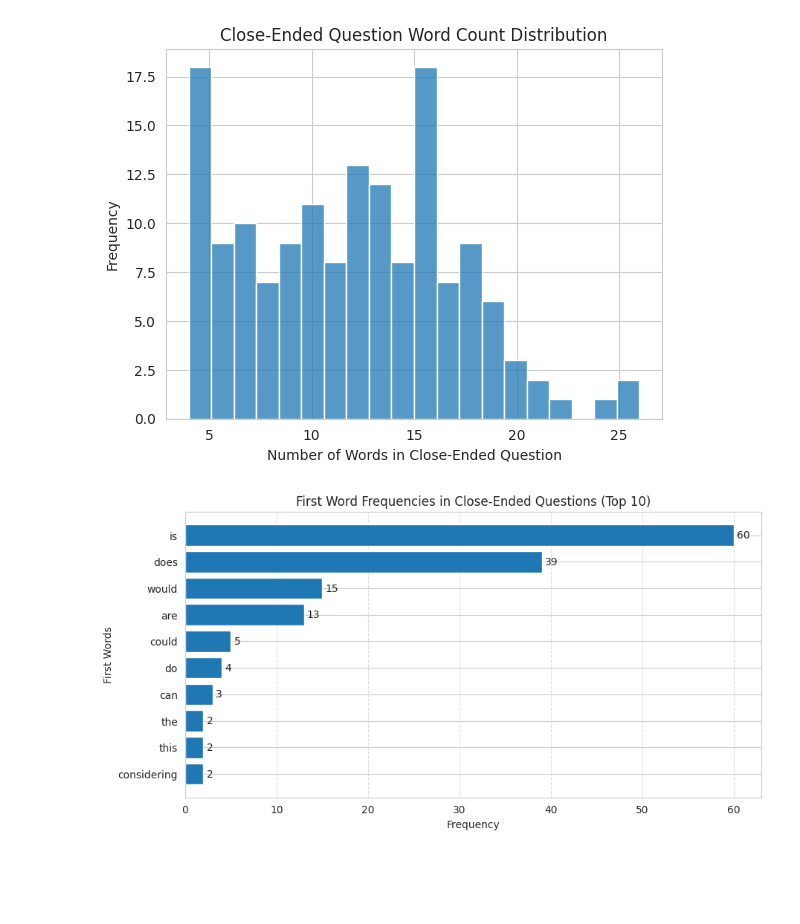
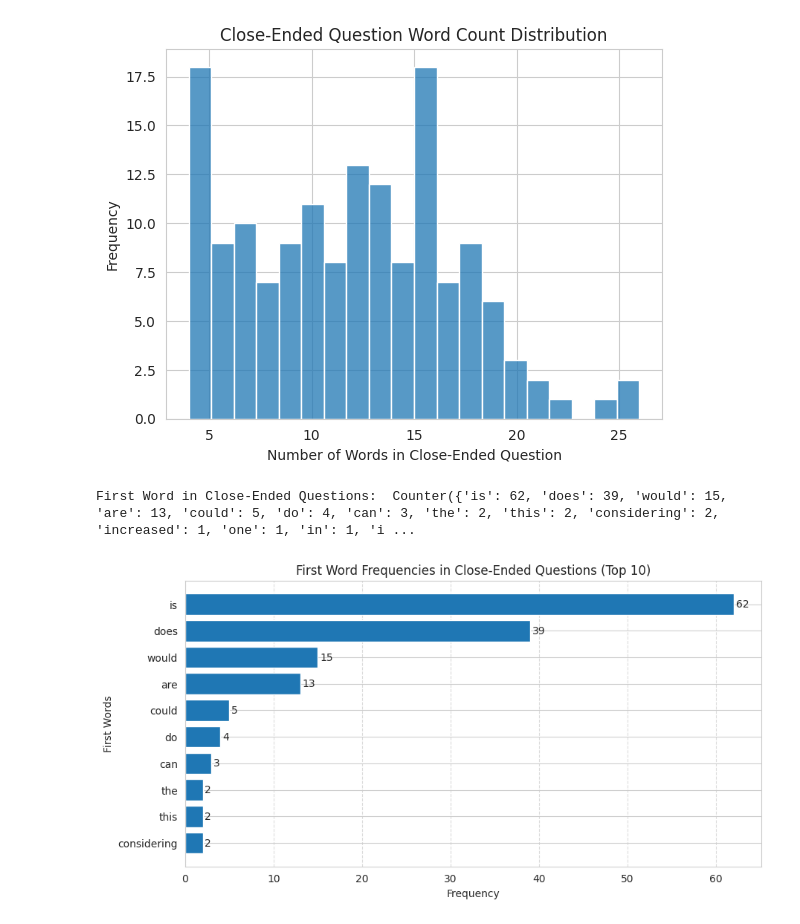
Before and after one commit to embedded-robotics/path-open-data, a Jupyter notebook: pathopen_raw_data_analysis.ipynb, the cells around one changed output. Cells and saved outputs as stored; diff of their text form; code cells hidden in the pictures; blank space fills up the shorter version.

```diff
--- a/pathopen_raw_data_analysis.ipynb
+++ b/pathopen_raw_data_analysis.ipynb
@@ -349,8 +449,0 @@ plt.show()
-# %%
-mcq_option_2_words_distrib = [len(sample.split()) for sample in mcq_options_2]
-sns.set_style("whitegrid")
-sns.histplot(mcq_option_2_words_distrib, bins=20)
-plt.title(f'MCQ Option 2 Word Count Distribution')
-plt.xlabel('Number of Words in Option 2')
-plt.ylabel('Frequency')
-plt.show()
@@ -359,8 +449,0 @@ plt.show()
-# %%
-mcq_option_3_words_distrib = [len(sample.split()) for sample in mcq_options_3]
-sns.set_style("whitegrid")
-sns.histplot(mcq_option_3_words_distrib, bins=20)
-plt.title(f'MCQ Option 3 Word Count Distribution')
-plt.xlabel('Number of Words in Option 3')
-plt.ylabel('Frequency')
-plt.show()
@@ -369,8 +449,0 @@ plt.show()
-# %%
-mcq_option_4_words_distrib = [len(sample.split()) for sample in mcq_options_4]
-sns.set_style("whitegrid")
-sns.histplot(mcq_option_4_words_distrib, bins=20)
-plt.title(f'MCQ Option 4 Word Count Distribution')
-plt.xlabel('Number of Words in Option 4')
-plt.ylabel('Frequency')
-plt.show()
@@ -379,8 +449,0 @@ plt.show()
-# %%
-mcq_option_5_words_distrib = [len(sample.split()) for sample in mcq_options_5]
-sns.set_style("whitegrid")
-sns.histplot(mcq_option_5_words_distrib, bins=20)
-plt.title(f'MCQ Option 5 Word Count Distribution')
-plt.xlabel('Number of Words in Option 5')
-plt.ylabel('Frequency')
-plt.show()
@@ -432,17 +514,22 @@ plt.show()
 # %% [output]
 [figure]
 # %%
+close_ended_questions_first_word = [sample.split()[0].lower() for sample in close_ended_questions]
+close_ended_first_word_counts = Counter(close_ended_questions_first_word)
+print(f"First Word in Close-Ended Questions: ", close_ended_first_word_counts)
+
 labels = [item[0] for item in close_ended_first_word_counts.most_common(10)]
 values = [item[1] for item in close_ended_first_word_counts.most_common(10)]
 
 fig, ax = plt.subplots(figsize=(10, 5))
 bars = ax.barh(labels, values)
-ax.bar_label(bars, padding=3)
+ax.bar_label(bars, padding=2)
 ax.set_xlabel('Frequency')
 ax.set_ylabel('First Words')
 ax.set_title('First Word Frequencies in Close-Ended Questions (Top 10)')
 ax.grid(axis='x', linestyle='--', alpha=0.7)
 ax.invert_yaxis()
 plt.show()
 # %% [output]
+First Word in Close-Ended Questions:  Counter({'is': 62, 'does': 39, 'would': 15, 'are': 13, 'could': 5, 'do': 4, 'can': 3, 'the': 2, 'this': 2, 'considering': 2, 'increased': 1, 'one': 1, 'in': 1, 'i ...
-[figure, old version]
+[figure, new version]
```
Also changed, not shown: parts of 25 cells of this notebook.
